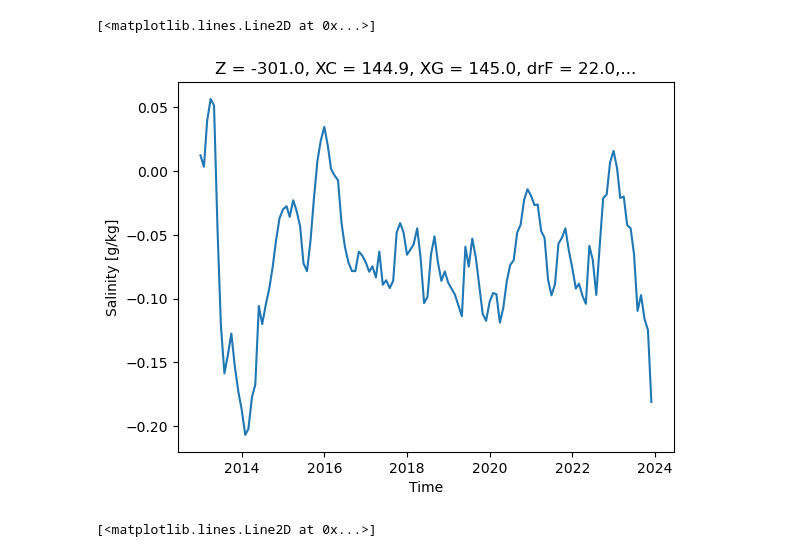
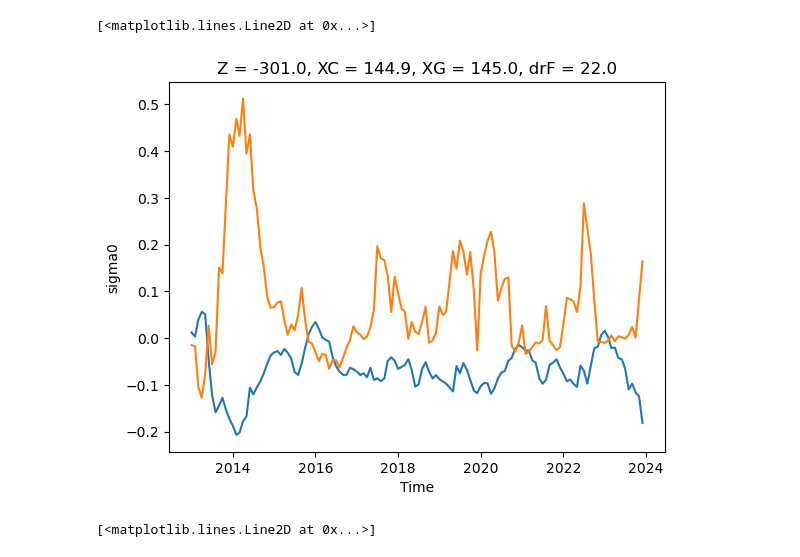
Before and after one commit to eejco/thesis_c3, a Jupyter notebook: sose_transects.ipynb, the cells around one changed output. Cells and saved outputs as stored; diff of their text form; code cells hidden in the pictures.

```diff
--- a/sose_transects.ipynb
+++ b/sose_transects.ipynb
@@ -104,8 +104,11 @@ calc_vars(dsseg)
 # %%
 sigshelf = ds145.sigma0.sel(YC=-66.7,method='nearest').sel(Z=-300,method='nearest')
 sigocean = ds145.sigma0.sel(YC=-65.5,method='nearest').sel(Z=-300,method='nearest')
 sigdiff = sigshelf - sigocean
 sigdiff.plot()
+
+sigdiff2 = ds145.sigma0.differentiate('YC').sel(YC=slice(-65.9,-65.6)).sel(Z=-300,method='nearest').max('YC')
+sigdiff2.plot()
 # %% [output]
 [<matplotlib.lines.Line2D at 0x...>]
-[figure, old version]
+[figure, new version]
```
Also changed, not shown: parts of 5 cells of this notebook, 8 other files.
